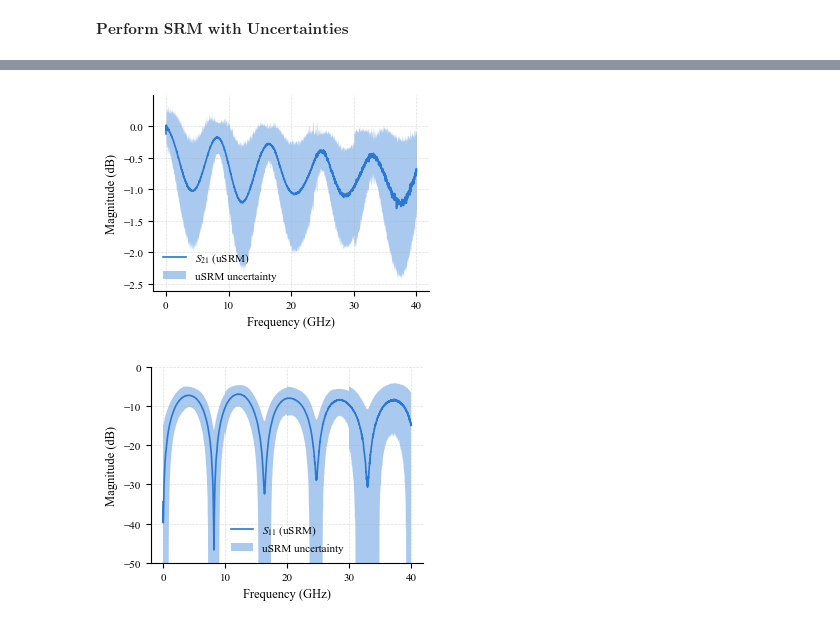
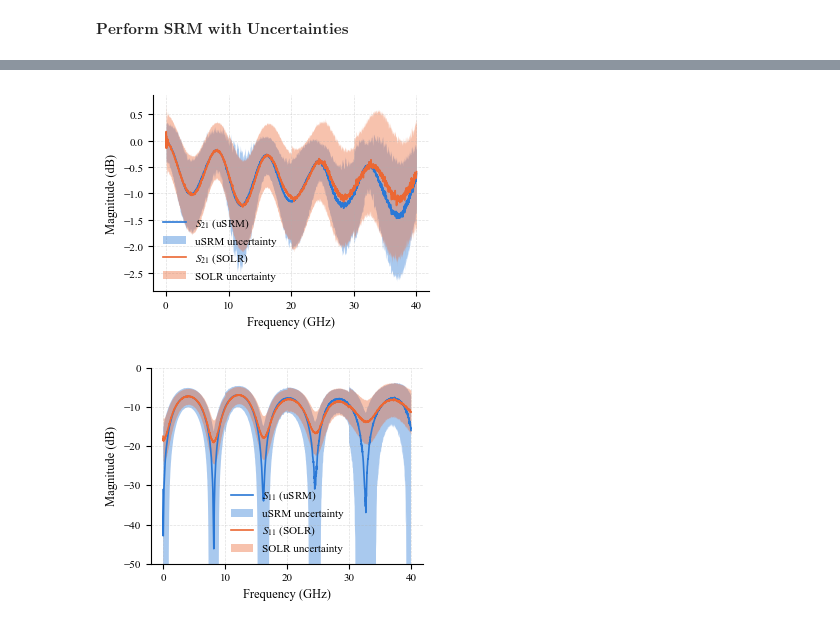
Before and after one commit to leb99-tug/SRM-linear-uncertainty-propagation, a Jupyter notebook: Example_PCB.ipynb, the cells around one changed output, grey strips where cells are left out. Drawn from its saved outputs; the diff is of its cells as text; code cells hidden in the pictures.

```diff
--- a/Example_PCB.ipynb
+++ b/Example_PCB.ipynb
@@ -268,13 +268,13 @@ u_reciprocal_GammaA_load = 0
 calSRM_no_unc = uSRM(symmetric=[short_p1,short_p2, open_p1, open_p2, load_p1, load_p2],
             est_symmetric=[short_est_2p,  open_est_2p, match_est_2p],
             reciprocal=reciprocal,est_reciprocal=reciprocal_est,
-            reciprocal_GammaA = [short_p1, open_p1, load_p1],
+            reciprocal_GammaB = [recipocal_short_p2, recipocal_open_p2, recipocal_load_p2],
             matchA=load_p1, matchB=load_p2,
             matchA_def=match_def, matchB_def=match_def,
             switch_term_fw=FWST, switch_term_bw=RWST,
             usymmetric=[u_short,u_short,u_open,u_open,u_match,u_match],
             ureciprocal=u_reciprocal,
-            ureciprocal_GammaA=[u_reciprocal_GammaA_short, u_reciprocal_GammaA_open, u_reciprocal_GammaA_load],
+            ureciprocal_GammaB=[u_reciprocal_GammaA_short, u_reciprocal_GammaA_open, u_reciprocal_GammaA_load],
             umatchA_def=u_match_def, umatchB_def=u_match_def,
             umatchA=u_match, umatchB=u_match,
             usw_fw=u_switch_term, usw_bw=u_switch_term)
@@ -377,13 +384,13 @@ for i in range(len(freq)):
 # %%
-# Network + Match (Port A only): same idea again, kept separate to override independently if the
+# Network + Match (Port B only): same idea again, kept separate to override independently if the
 # reciprocal network is reflective enough to change its own match standard's uncertainty.
 match_est = rf.Network('match_0402.s1p')['0-40GHz'].s[:,0,0]
-unc_network_match_p1 = np.zeros((len(freq),2,2),dtype=complex)
+unc_network_match_p2 = np.zeros((len(freq),2,2),dtype=complex)
 
 for i in range(len(freq)):
-    g   = inv_propagate_one_port([D[i], R[i]],munc.ucomplex(match_est[i]),a[i], port="A")
-    g_tot = forward_one_port([N_L[i]], g, port="A")
-    unc_network_match_p1[i] = cov_of_scalar(g_tot)
+    g   = inv_propagate_one_port([D[i], R[i]],munc.ucomplex(match_est[i]),a[i], port="B")
+    g_tot = forward_one_port([N_L[i]], g, port="B")
+    unc_network_match_p2[i] = cov_of_scalar(g_tot)
 # %%
 # Network (full 2-port measurement): inverse-propagate D/C/R contributors on both ports through
 # the error boxes, treating the network itself as an ideal thru (mid_S=None), then forward-propagate
@@ -422,13 +431,13 @@ $\textbf{Perform SRM with Uncertainties}$
 calSRM = uSRM(symmetric=[short_p1,short_p2, open_p1, open_p2, load_p1, load_p2],
             est_symmetric=[short_est_2p,  open_est_2p, match_est_2p],
             reciprocal=reciprocal,est_reciprocal=reciprocal_est,
-            reciprocal_GammaA = [short_p1, open_p1, load_p1],
+            reciprocal_GammaB = [recipocal_short_p2, recipocal_open_p2, recipocal_load_p2],
             matchA=load_p1, matchB=load_p2,
             matchA_def=match_def, matchB_def=match_def,
             switch_term_fw=FWST.s11, switch_term_bw=RWST.s11,
             usymmetric=[unc_short_p1,unc_short_p2, unc_open_p1, unc_open_p2, unc_match_p1, unc_match_p2],
             ureciprocal=unc_network,
-            ureciprocal_GammaA=[0, 0, 0],
+            ureciprocal_GammaB=[unc_network_short_p2, unc_network_open_p2, unc_network_match_p2],
             umatchA_def=unc_match_def, umatchB_def=unc_match_def,
             umatchA=unc_match_p1, umatchB=unc_match_p2,
             usw_fw=u_switch_term, usw_bw=u_switch_term)
@@ -462,66 +470,43 @@ Frequency: 40.00 GHz ... DONE!
 #ref_solr = extract_table("Attenuator.tex")
 #ref_mismatch = extract_table("Mismatch_P1.tex")
 # %%
-# Apply the uncertain calibration to the attenuator DUT, then plot S21/S11 magnitude (dB) with
 # +/-1 sigma uncertainty bands against the independent METAS SOLR reference.
-DUT1,unc = calSRM.u_apply_cal_unc(step_imp,unc_dut)
+
+DUT1,unc = calSRM.u_apply_cal(step_imp)
 
 #DUT2,unc_2 = calSRM.u_apply_cal_unc(mismatch_p1,unc_mismatch_p1)
+ref_solr  = rf.NetworkSet.from_dir("SOLR_Folder")
+# mean_s_re/mean_s_im/std_s_re/std_s_im return Network objects; the actual
+
+ref_solr_db = ref_solr.mean_s_db.s
+
+ref_solr_std_db = ref_solr.std_s_db.s
 
 freq_ghz = freq.f / 1e9
 
 fig, ax = plt.subplots()
 s21 = np.abs(DUT1.to_dataframe('s')['s 21'])
 u21 = np.abs(unc[:,1,0])
 ax.plot(freq_ghz, 20*np.log10(s21), color=COLOR_USRM, label='$S_{21}$ (uSRM)')
 ax.fill_between(freq_ghz, 20*np.log10(s21-u21), 20*np.log10(s21+u21), color=COLOR_USRM, alpha=0.4, linewidth=0, label='uSRM uncertainty')
-#s21_ref = np.abs(ref_solr[:, 5]+1j*ref_solr[:, 7])
-#u21_ref = np.abs(ref_solr[:, 6]+1j*ref_solr[:, 8])
-#ax.plot(freq_ghz, 20*np.log10(s21_ref), color=COLOR_REF, label='$S_{21}$ (METAS SOLR)')
-a#x.fill_between(freq_ghz, 20*np.log10(s21_ref-u21_ref), 20*np.log10(s21_ref+u21_ref), color=COLOR_REF, alpha=0.4, linewidth=0, label='SOLR uncertainty')
+ax.plot(freq_ghz, ref_solr_db[:,1,0], color=COLOR_REF, label='$S_{21}$ (SOLR)')
+ax.fill_between(freq_ghz,ref_solr_db[:,1,0]-ref_solr_std_db[:,1,0], ref_solr_db[:,1,0]+ref_solr_std_db[:,1,0], color=COLOR_REF, alpha=0.4, linewidth=0, label='SOLR uncertainty')
 style_axes(ax, "Frequency (GHz)", "Magnitude (dB)")
-savefig(fig, "Att_S21.svg")
+savefig(fig, "Step_imp_S21.svg")
 
 fig, ax = plt.subplots()
 s11 = np.abs(DUT1.to_dataframe('s')['s 11'])
 u11 = np.abs(unc[:,0,0])
 ax.plot(freq_ghz, 20*np.log10(s11), color=COLOR_USRM, label='$S_{11}$ (uSRM)')
 lower_bound_srm = np.where(s11-u11 <= 0, 1e-9, s11-u11)
 ax.fill_between(freq_ghz, 20*np.log10(lower_bound_srm), 20*np.log10(s11+u11), color=COLOR_USRM, alpha=0.4, linewidth=0, label='uSRM uncertainty')
-#s11_ref = np.abs(ref_solr[:, 1]+1j*ref_solr[:, 3])
-#u11_ref = np.abs(ref_solr[:, 2]+1j*ref_solr[:, 4])
-#lower_bound_solr = np.where(s11_ref-u11_ref <= 0, 1e-9, s11_ref-u11_ref)
-#ax.plot(freq_ghz, 20*np.log10(s11_ref), color=COLOR_REF, label='$S_{11}$ (METAS SOLR)')
-#ax.fill_between(freq_ghz, 20*np.log10(lower_bound_solr), 20*np.log10(s11_ref+u11_ref), color=COLOR_REF, alpha=0.4, linewidth=0, label='SOLR uncertainty')
+ax.plot(freq_ghz, ref_solr_db[:,0,0], color=COLOR_REF, label='$S_{11}$ (SOLR)')
+ax.fill_between(freq_ghz,ref_solr_db[:,0,0]-ref_solr_std_db[:,0,0], ref_solr_db[:,0,0]+ref_solr_std_db[:,0,0], color=COLOR_REF, alpha=0.4, linewidth=0, label='SOLR uncertainty')
 style_axes(ax, "Frequency (GHz)", "Magnitude (dB)")
 ax.set_ylim(top=0,bottom=-50)
-savefig(fig, "Att_S11.svg")
-'''
-fig, ax = plt.subplots()
-ax.plot(freq_ghz, np.abs(unc[:,1,0]), color=COLOR_USRM, label='uSRM uncertainty ($S_{21}$)')
-ax.plot(freq_ghz, np.abs(ref_solr[:, 6]+1j*ref_solr[:, 8]), color=COLOR_REF, label='SOLR uncertainty ($S_{21}$)')
-style_axes(ax, "Frequency (GHz)", "|$\sigma_{21,re}^2 + j\sigma_{21,im}^2$|")
-savefig(fig, "unc_Att_S21.svg")
+savefig(fig, "Step_imp_S11.svg")
 
-fig, ax = plt.subplots()
-ax.plot(freq_ghz, np.abs(unc[:,0,0]), color=COLOR_USRM, label='uSRM uncertainty ($S_{11}$)')
-ax.plot(freq_ghz, np.abs(ref_solr[:, 2]+1j*ref_solr[:, 4]), color=COLOR_REF, label='SOLR uncertainty ($S_{11}$)')
-style_axes(ax, "Frequency (GHz)", "|$\sigma_{11,re}^2 + j\sigma_{11,im}^2$|")
-savefig(fig, "unc_Att_S11.svg")
-
-fig, ax = plt.subplots()
-s11_mm = np.abs(DUT2.to_dataframe('s')['s 11'])
-u11_mm = np.abs(unc_2[:])
-ax.plot(freq_ghz, 20*np.log10(s11_mm), color=COLOR_USRM, label='$S_{11}$ (uSRM)')
-ax.fill_between(freq_ghz, 20*np.log10(s11_mm-u11_mm), 20*np.log10(s11_mm+u11_mm), color=COLOR_USRM, alpha=0.4, linewidth=0, label='uSRM uncertainty')
-s11_mm_ref = np.abs(ref_mismatch[:, 1]+1j*ref_mismatch[:, 3])
-u11_mm_ref = np.abs(ref_mismatch[:, 2]+1j*ref_mismatch[:, 4])
-ax.plot(freq_ghz, 20*np.log10(s11_mm_ref), color=COLOR_REF, label='$S_{11}$ (METAS SOLR)')
-ax.fill_between(freq_ghz, 20*np.log10(s11_mm_ref-u11_mm_ref), 20*np.log10(s11_mm_ref+u11_mm_ref), color=COLOR_REF, alpha=0.4, linewidth=0, label='SOLR uncertainty')
-style_axes(ax, "Frequency (GHz)", "Magnitude (dB)")
-savefig(fig, "MM_S11.svg")
-'''
 plt.show()
 # %% [output]
-[figure, old version]
+[figure, new version]
-[figure, old version]
+[figure, new version]
```
Also changed, not shown: parts of 13 cells of this notebook, 25 other files.
